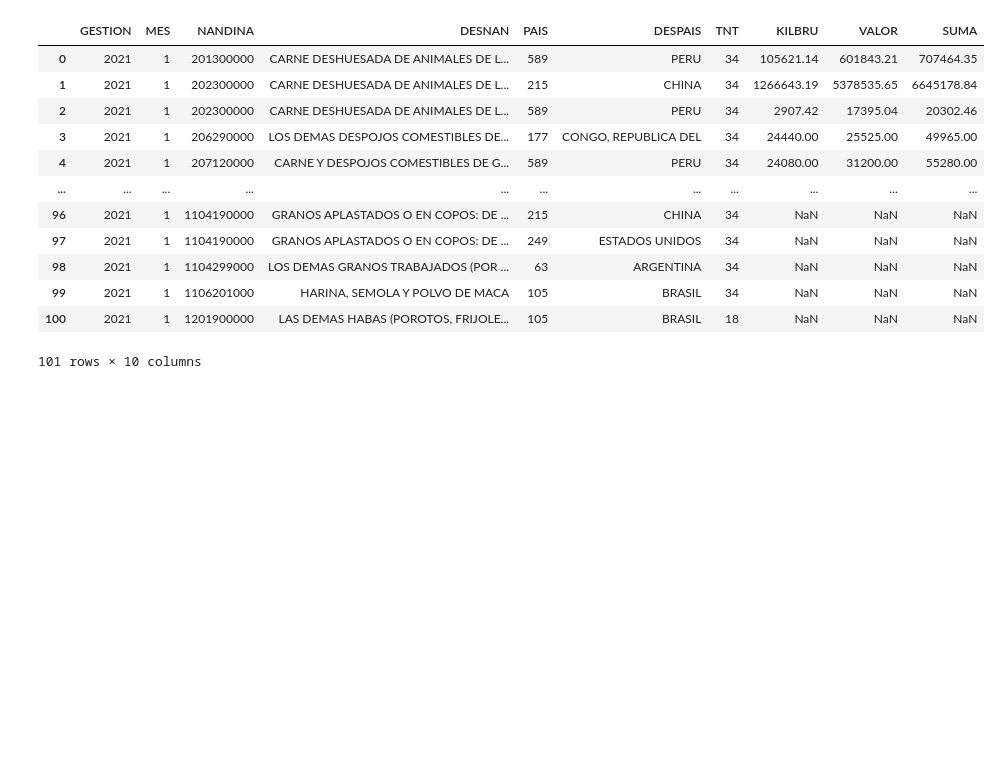
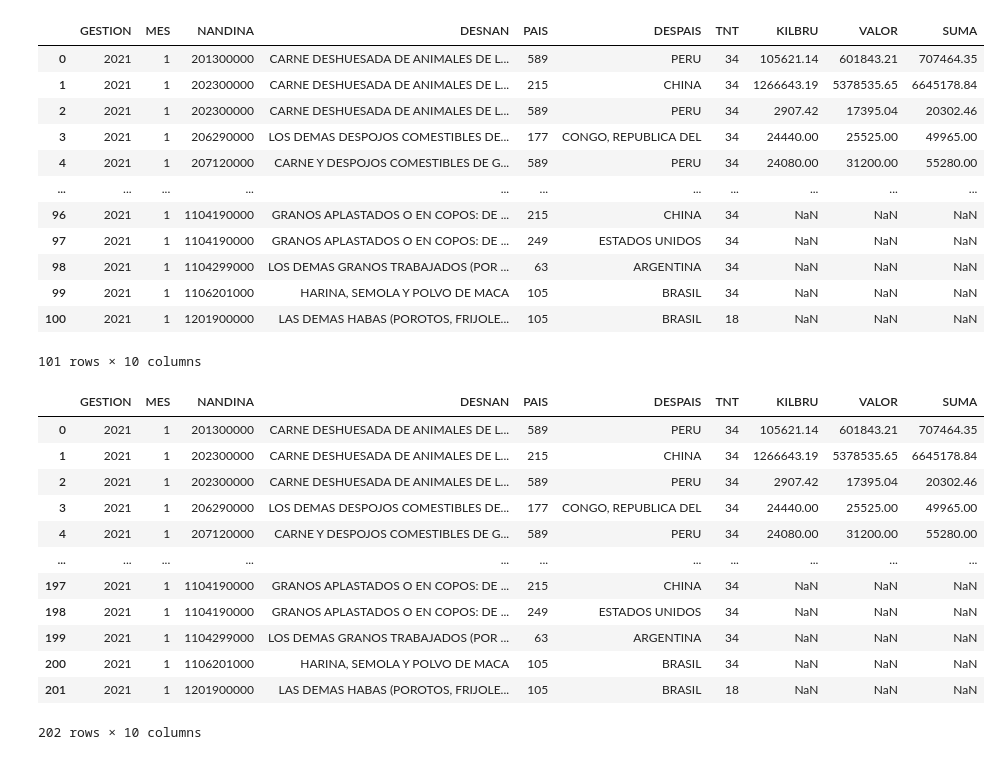
Before and after one commit to WilderGitHub/MCD, a Jupyter notebook: piton/tips2.ipynb, the cells around one changed output. Saved outputs shown, nothing was run; the diff lists cells and outputs as text; code cells hidden in the pictures; blank space fills up the shorter version.

```diff
--- a/piton/tips2.ipynb
+++ b/piton/tips2.ipynb
@@ -99,3 +99,22 @@ auxañadido
 | 99 | 2021 | 1 | 1106201000 | HARINA, SEMOLA Y POLVO DE MACA | 105 | BRASIL | 34 | NaN | NaN | NaN |
 | 100 | 2021 | 1 | 1201900000 | LAS DEMAS HABAS (POROTOS, FRIJOLE... | 105 | BRASIL | 18 | NaN | NaN | NaN |
 101 rows × 10 columns
+# %%
+# Este otro es para añadir registros abajo del DataFrame y que reindexe todo.
+# Con el False, mantiene el indexado original
+añadidoplus=auxañadido.append(auxañadido, ignore_index=True)
+añadidoplus
+# %% [output]
+|  | GESTION | MES | NANDINA | DESNAN | PAIS | DESPAIS | TNT | KILBRU | VALOR | SUMA |
+| 0 | 2021 | 1 | 201300000 | CARNE DESHUESADA DE ANIMALES DE L... | 589 | PERU | 34 | 105621.14 | 601843.21 | 707464.35 |
+| 1 | 2021 | 1 | 202300000 | CARNE DESHUESADA DE ANIMALES DE L... | 215 | CHINA | 34 | 1266643.19 | 5378535.65 | 6645178.84 |
+| 2 | 2021 | 1 | 202300000 | CARNE DESHUESADA DE ANIMALES DE L... | 589 | PERU | 34 | 2907.42 | 17395.04 | 20302.46 |
+| 3 | 2021 | 1 | 206290000 | LOS DEMAS DESPOJOS COMESTIBLES DE... | 177 | CONGO, REPUBLICA DEL | 34 | 24440.00 | 25525.00 | 49965.00 |
+| 4 | 2021 | 1 | 207120000 | CARNE Y DESPOJOS COMESTIBLES DE G... | 589 | PERU | 34 | 24080.00 | 31200.00 | 55280.00 |
+| ... | ... | ... | ... | ... | ... | ... | ... | ... | ... | ... |
+| 197 | 2021 | 1 | 1104190000 | GRANOS APLASTADOS O EN COPOS: DE ... | 215 | CHINA | 34 | NaN | NaN | NaN |
+| 198 | 2021 | 1 | 1104190000 | GRANOS APLASTADOS O EN COPOS: DE ... | 249 | ESTADOS UNIDOS | 34 | NaN | NaN | NaN |
+| 199 | 2021 | 1 | 1104299000 | LOS DEMAS GRANOS TRABAJADOS (POR ... | 63 | ARGENTINA | 34 | NaN | NaN | NaN |
+| 200 | 2021 | 1 | 1106201000 | HARINA, SEMOLA Y POLVO DE MACA | 105 | BRASIL | 34 | NaN | NaN | NaN |
+| 201 | 2021 | 1 | 1201900000 | LAS DEMAS HABAS (POROTOS, FRIJOLE... | 105 | BRASIL | 18 | NaN | NaN | NaN |
+202 rows × 10 columns
```
Also changed, not shown: parts of 2 cells of this notebook, 2 other files.
